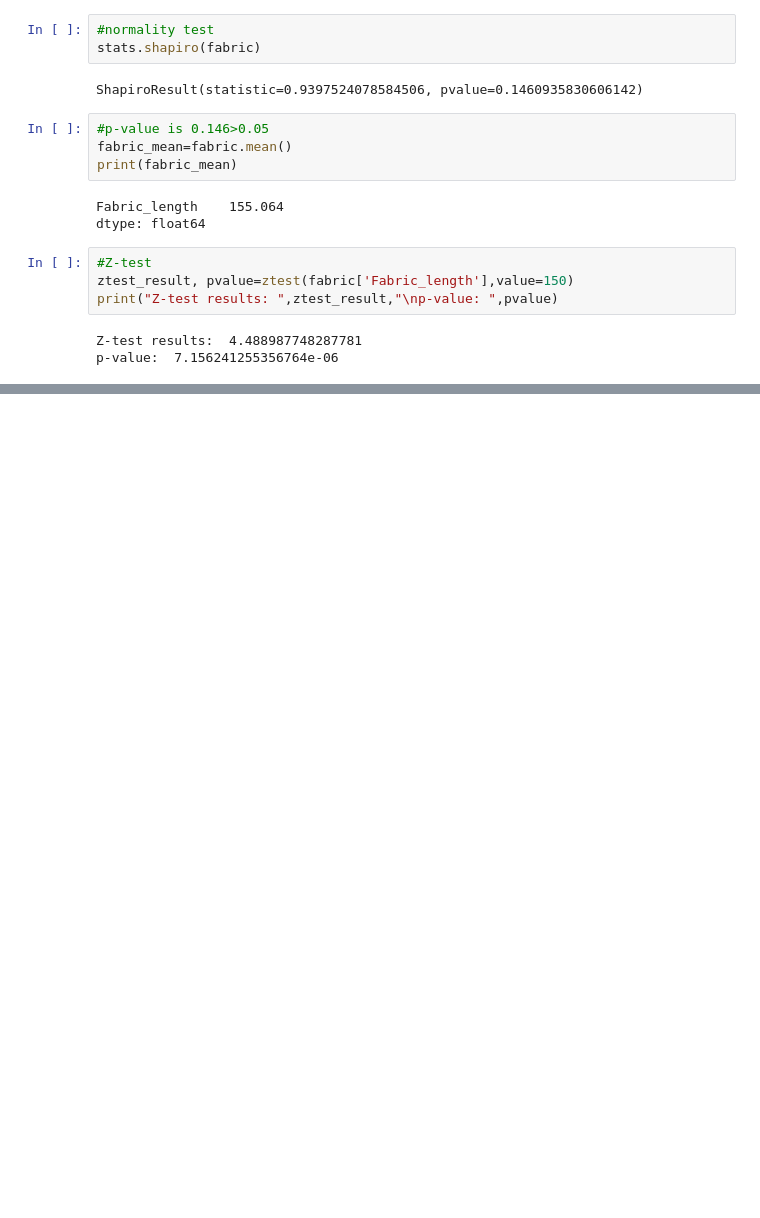
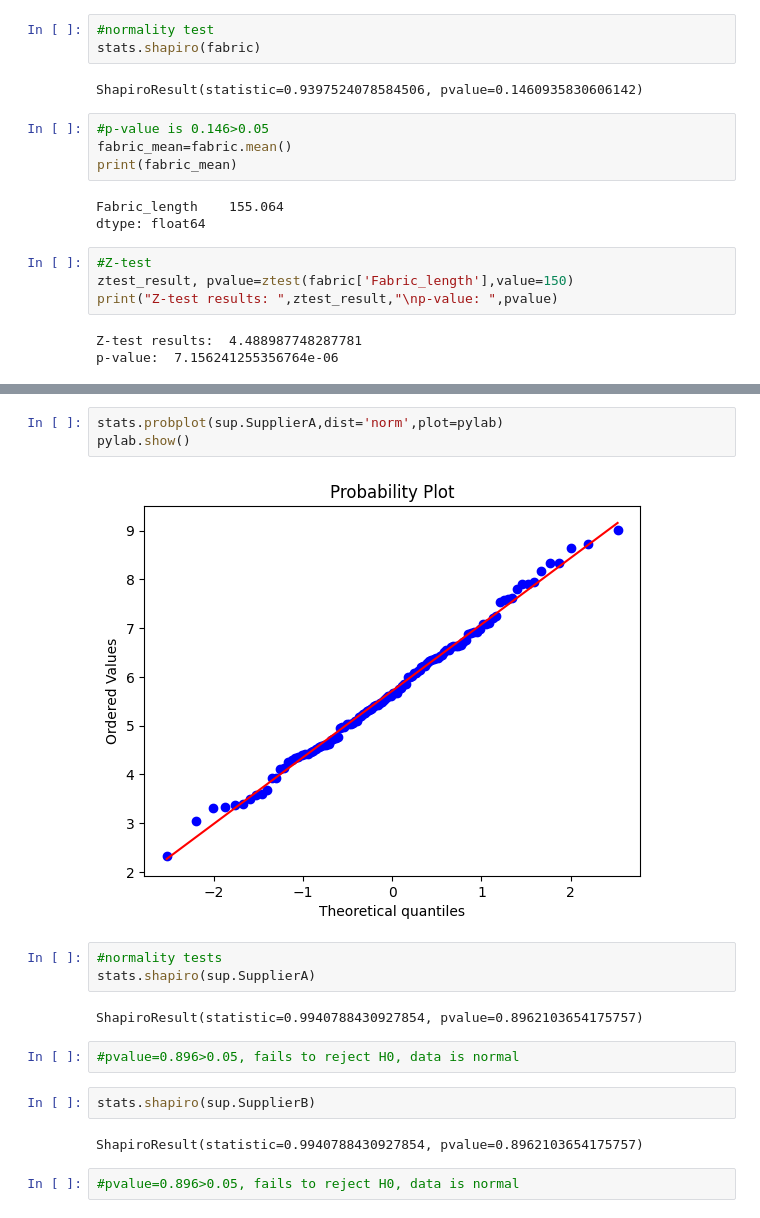
Before and after one commit to parth-gz/Data-Science, a Jupyter notebook: 17 - Hypothesis Testing/hypothesis_testing.ipynb, the cells around one changed output, grey strips where cells are left out. Cells and saved outputs as stored; diff of their text form; blank space fills up the shorter version.

```diff
--- a/17 - Hypothesis Testing/hypothesis_testing.ipynb
+++ b/17 - Hypothesis Testing/hypothesis_testing.ipynb
@@ -110,0 +189,18 @@ p-value:  7.156241255356764e-06
+# %%
+stats.probplot(sup.SupplierA,dist='norm',plot=pylab)
+pylab.show()
+# %% [output]
+[figure, added]
+# %%
+#normality tests
+stats.shapiro(sup.SupplierA)
+# %% [output]
+ShapiroResult(statistic=0.9940788430927854, pvalue=0.8962103654175757)
+# %%
+#pvalue=0.896>0.05, fails to reject H0, data is normal
+# %%
+stats.shapiro(sup.SupplierB)
+# %% [output]
+ShapiroResult(statistic=0.9940788430927854, pvalue=0.8962103654175757)
+# %%
+#pvalue=0.896>0.05, fails to reject H0, data is normal
```
Also changed, not shown: parts of 19 cells of this notebook.
